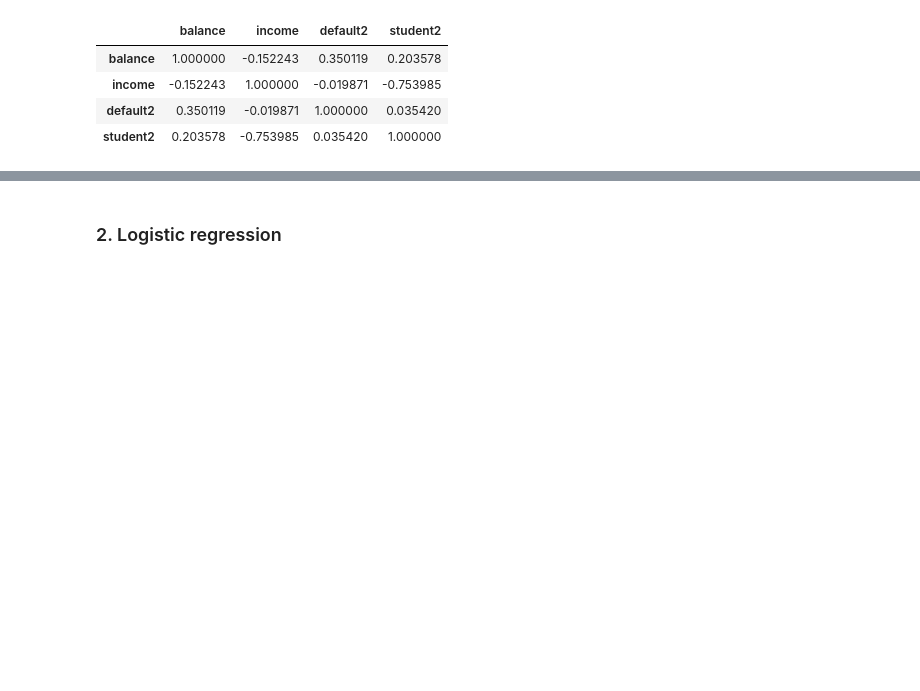
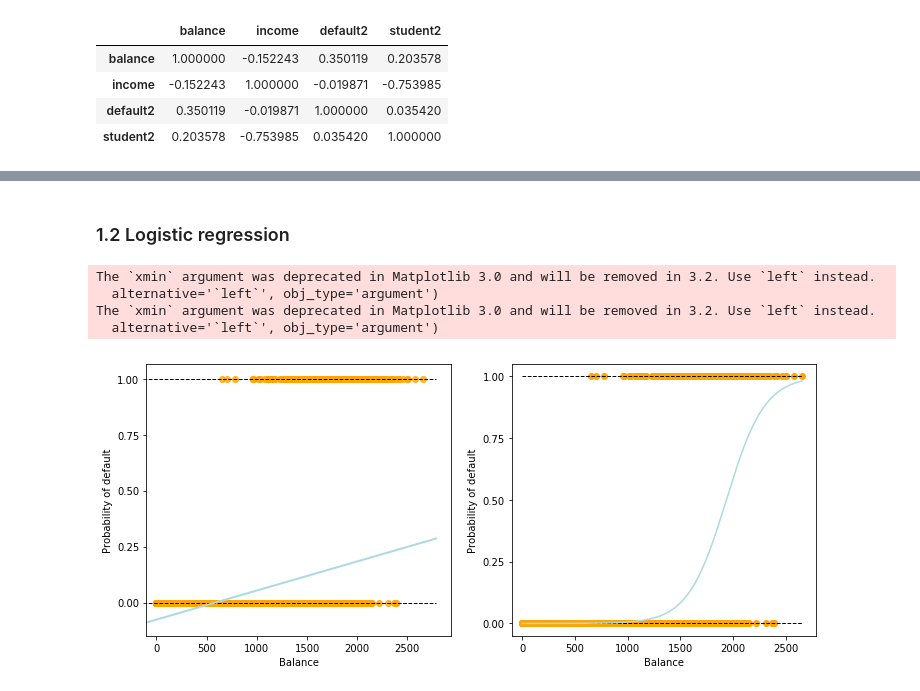
Before and after one commit to evolsidog/Statistical-Learning-Stanford, a Jupyter notebook: classification/Python-exercises/classification.ipynb, the cells around one changed output, grey strips where cells are left out. Saved outputs shown, nothing was run; the diff lists cells and outputs as text; code cells hidden in the pictures; blank space fills up the shorter version.

Commit message:
Add classification in python with examples

```diff
--- a/classification/Python-exercises/classification.ipynb
+++ b/classification/Python-exercises/classification.ipynb
@@ -88,2 +90,37 @@ The `xmin` argument was deprecated in Matplotlib 3.0 and will be removed in 3.2.
 # %% [markdown]
-### 2. Logistic regression
+### 1.2 Logistic regression
+# %%
+X_train = defaults.balance.values.reshape(-1,1)
+y = defaults.default2
+
+# Create array of test data. Calculate the classification probability and predicted classification
+X_test = np.arange(defaults.balance.min(), defaults.balance.max()).reshape(-1,1)
+
+clf = skl_lm.LogisticRegression(solver='newton-cg')
+clf.fit(X_train, y)
+prob = clf.predict_proba(X_test)
+
+fig, (ax1, ax2) = plt.subplots(1,2, figsize=(12,5))
+# Left plot
+sns.regplot(defaults.balance, defaults.default2, order=1, ci=None,
+            scatter_kws={'color':'orange'},
+            line_kws={'color':'lightblue', 'lw':2}, ax=ax1)
+# Right plot
+ax2.scatter(X_train, y, color='orange')
+ax2.plot(X_test, prob[:,1], color='lightblue')
+
+for ax in fig.axes:
+    ax.hlines(1, xmin=ax.xaxis.get_data_interval()[0],
+              xmax=ax.xaxis.get_data_interval()[1], linestyles='dashed', lw=1)
+    ax.hlines(0, xmin=ax.xaxis.get_data_interval()[0],
+              xmax=ax.xaxis.get_data_interval()[1], linestyles='dashed', lw=1)
+    ax.set_ylabel('Probability of default')
+    ax.set_xlabel('Balance')
+    ax.set_yticks([0, 0.25, 0.5, 0.75, 1.])
+    ax.set_xlim(xmin=-100)
+# %% [output]
+The `xmin` argument was deprecated in Matplotlib 3.0 and will be removed in 3.2. Use `left` instead.
+  alternative='`left`', obj_type='argument')
+The `xmin` argument was deprecated in Matplotlib 3.0 and will be removed in 3.2. Use `left` instead.
+  alternative='`left`', obj_type='argument')
+[figure, added]
```
Also changed, not shown: parts of 46 cells of this notebook.
